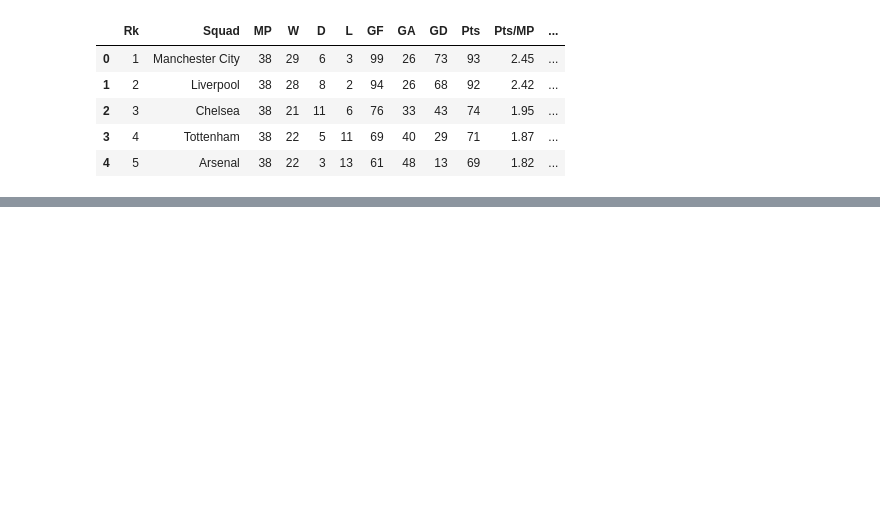
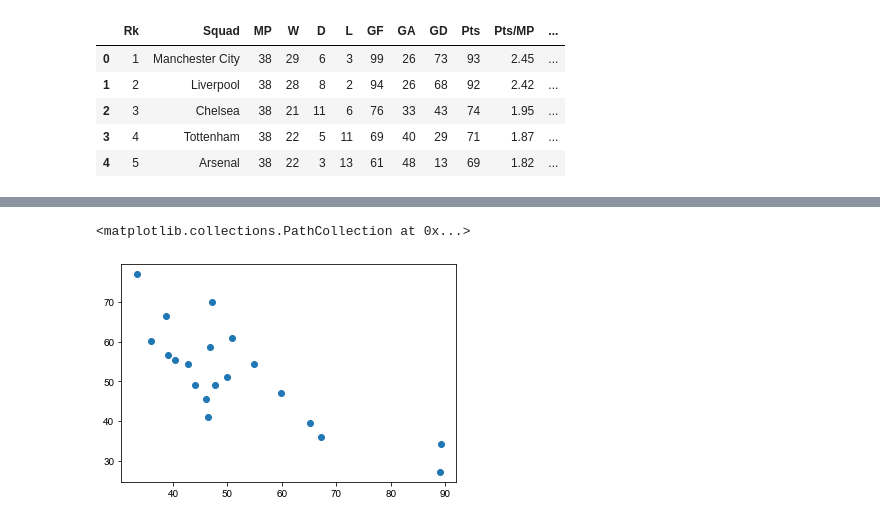
Before and after one commit to gautam7-github/FbRef-EDA-Viz, a Jupyter notebook: data_vis.ipynb, the cells around one changed output, grey strips where cells are left out. Saved outputs shown, nothing was run; the diff lists cells and outputs as text; code cells hidden in the pictures; blank space fills up the shorter version.

```diff
--- a/data_vis.ipynb
+++ b/data_vis.ipynb
@@ -17,5 +20,3 @@ df.head()
 # %%
 df[['Top Scorer (Name)', 'Top Scorer (Goals)']] = df['Top Team Scorer'].str.split(' - ', 1, expand=True)
+df.drop(labels=['Top Team Scorer','Notes'],axis=1,inplace=True)
-# %%
-df.drop(labels='Top Team Scorer',axis=1,inplace=True)
-df.head()
@@ -28,0 +32,5 @@ df.head()
+# %%
+plt.scatter(df['xG'],df['xGA'])
+# %% [output]
+<matplotlib.collections.PathCollection at 0x...>
+[figure, added]
```
Also changed, not shown: parts of 6 cells of this notebook, 3 other files.
